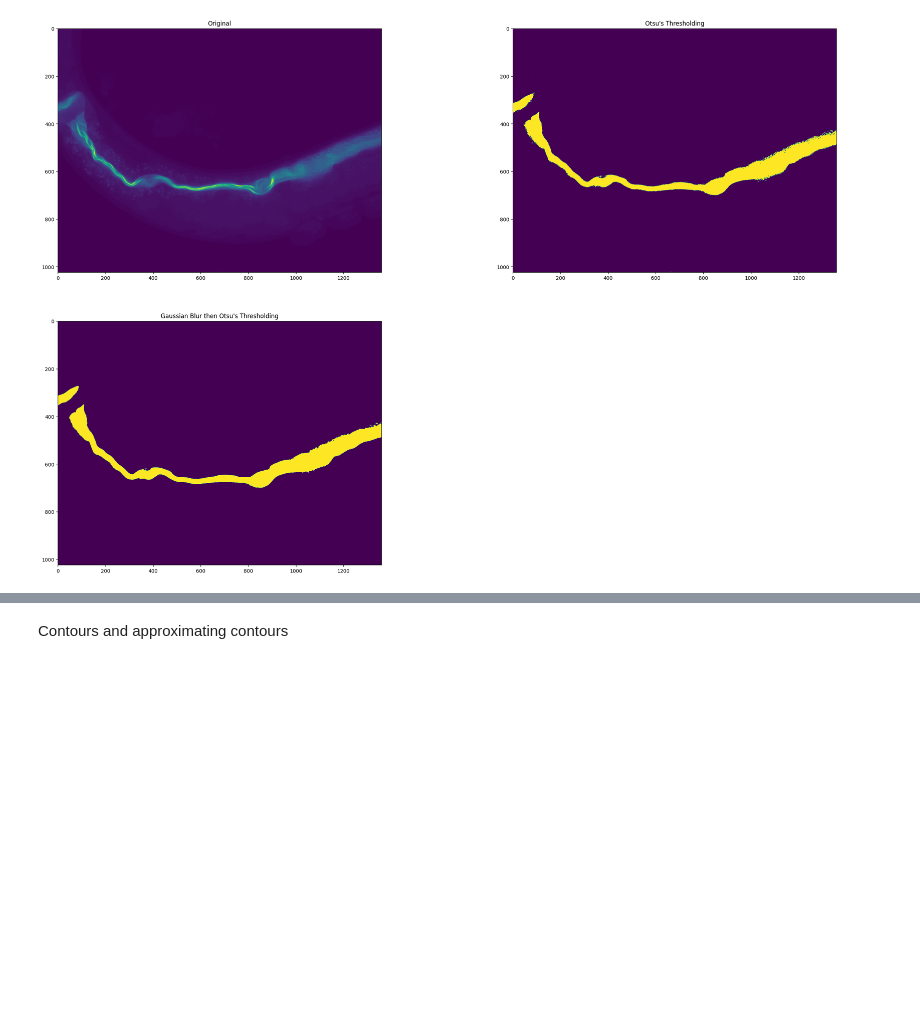
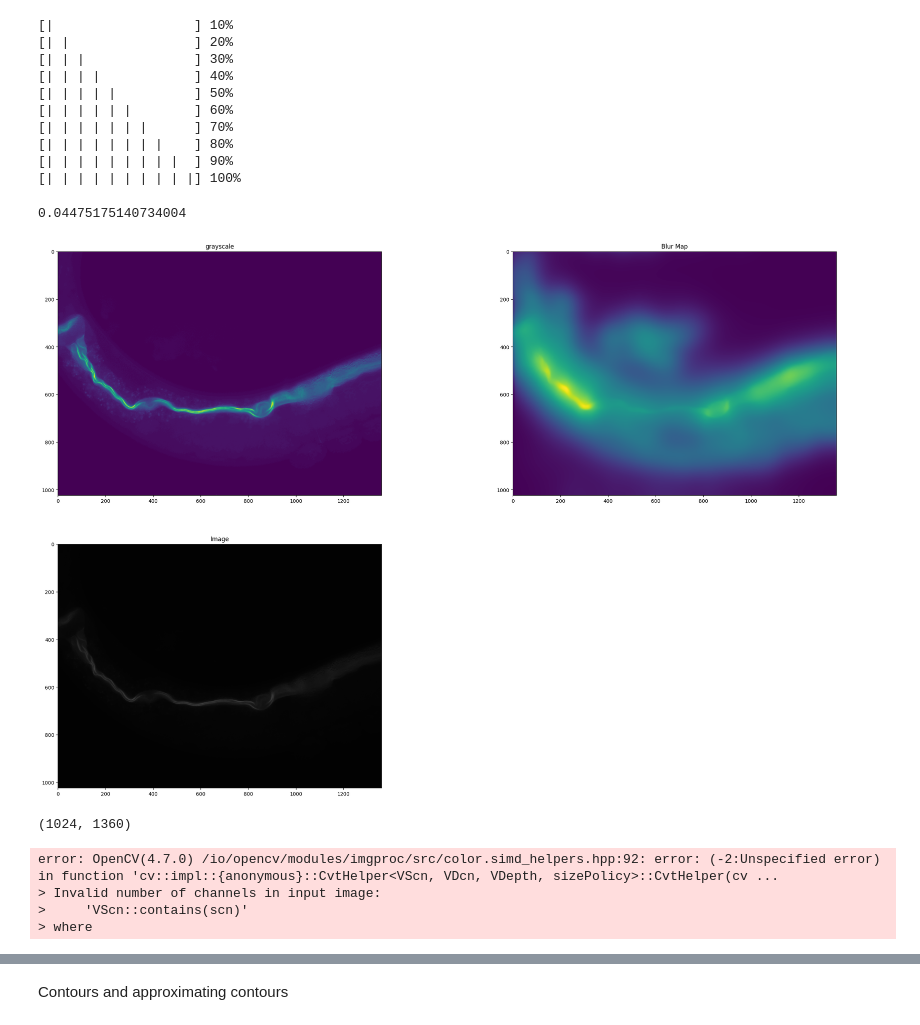
Before and after one commit to Hrsh-Venket/OpenCV-intestinal-deformations, a Jupyter notebook: opencv-intestinal-deformations- .ipynb, the cells around one changed output, grey strips where cells are left out. Saved outputs shown, nothing was run; the diff lists cells and outputs as text; code cells hidden in the pictures; blank space fills up the shorter version.

```diff
--- a/opencv-intestinal-deformations- .ipynb
+++ b/opencv-intestinal-deformations- .ipynb
@@ -54,31 +7,64 @@ ValueError: too many values to unpack (expected 2)
+# %%
+image = cv2.imread('testimages/23-01-23_APN017_RNAi_24HRS_L4440_PA14_20X_2b(1).tif')
+gray = cv2.cvtColor(image, cv2.COLOR_BGR2GRAY)
+if __name__ == '__main__':
+    # img = cv2.imread('image_name', 0)
+    blur_map = blur_detector.detectBlur(gray, downsampling_factor=4, num_scales=4, scale_start=2, num_iterations_RF_filter=3)
+    # cv2.imshow('ori_img', image)
+
+plt.figure(figsize=(30, 30))
+
+plt.subplot(3, 2, 1)
+plt.title("grayscale")
+plt.imshow(gray)
+
+plt.subplot(3, 2, 2)
+plt.title("Blur Map")
+plt.imshow(blur_map)
+
+plt.subplot(3, 2, 3)
+plt.title("Image")
+plt.imshow(image)
+
+print(blur_map.var())
+plt.show()
+# %% [output]
+[|                  ] 10%
+[| |                ] 20%
+[| | |              ] 30%
+[| | | |            ] 40%
+[| | | | |          ] 50%
+[| | | | | |        ] 60%
+[| | | | | | |      ] 70%
+[| | | | | | | |    ] 80%
+[| | | | | | | | |  ] 90%
+[| | | | | | | | | |] 100%
+0.04475175140734004
+[figure, added]
+(1024, 1360)
 # %%
-image = cv2.imread('testimages/23-01-23_APN017_RNAi_24HRS_L4440_PA14_20X_2b(1).tif', 0)
+# # Values below 127 goes to 0 (black, everything above goes to 255 (white)
+# ret,thresh1 = cv2.threshold(blur_map,  127, 255, cv2.THRESH_BINARY)
+
+# # It's good practice to blur images as it removes noise
+blur_map = cv2.GaussianBlur(blur_map, (7, 7), sigmaX=0, sigmaY=0)
+g_blur_map = cv2.cvtColor(blur_map, cv2.COLOR_BGR2GRAY)
+
+blur_map_thres = cv2.threshold(g_blur_map, 0, 255, cv2.THRESH_BINARY + cv2.THRESH_OTSU)
 
 plt.figure(figsize=(30, 30))
 plt.subplot(3, 2, 1)
-plt.title("Original")
-plt.imshow(image)
+plt.title("Blur Map")
+plt.imshow(blur_map)
+plt.show()
 
-
-# Values below 127 goes to 0 (black, everything above goes to 255 (white)
-ret,thresh1 = cv2.threshold(image,  127, 255, cv2.THRESH_BINARY)
-
-# It's good practice to blur images as it removes noise
-# image = cv2.GaussianBlur(image, (7, 7), 0)
-
-_, th2 = cv2.threshold(image, 0, 255, cv2.THRESH_BINARY + cv2.THRESH_OTSU)
-
+plt.figure(figsize=(30, 30))
 plt.subplot(3, 2, 2)
-plt.title("Otsu's Thresholding")
-plt.imshow(th2)
-
-
-plt.subplot(3, 2, 3)
-# Otsu's thresholding after Gaussian filtering
-blur = cv2.GaussianBlur(image, (7,7), 0)
-_, th3 = cv2.threshold(blur, 0, 255, cv2.THRESH_BINARY + cv2.THRESH_OTSU)
-plt.title("Gaussian Blur then Otsu's Thresholding")
-plt.imshow(th3)
+plt.title("Otsu's on Blur Map")
+plt.imshow(blur_map_thres)
 plt.show()
 # %% [output]
-[figure, removed]
+error: OpenCV(4.7.0) /io/opencv/modules/imgproc/src/color.simd_helpers.hpp:92: error: (-2:Unspecified error) in function 'cv::impl::{anonymous}::CvtHelper<VScn, VDcn, VDepth, sizePolicy>::CvtHelper(cv ...
+> Invalid number of channels in input image:
+>     'VScn::contains(scn)'
+> where
```
Also changed, not shown: parts of 4 cells of this notebook.
